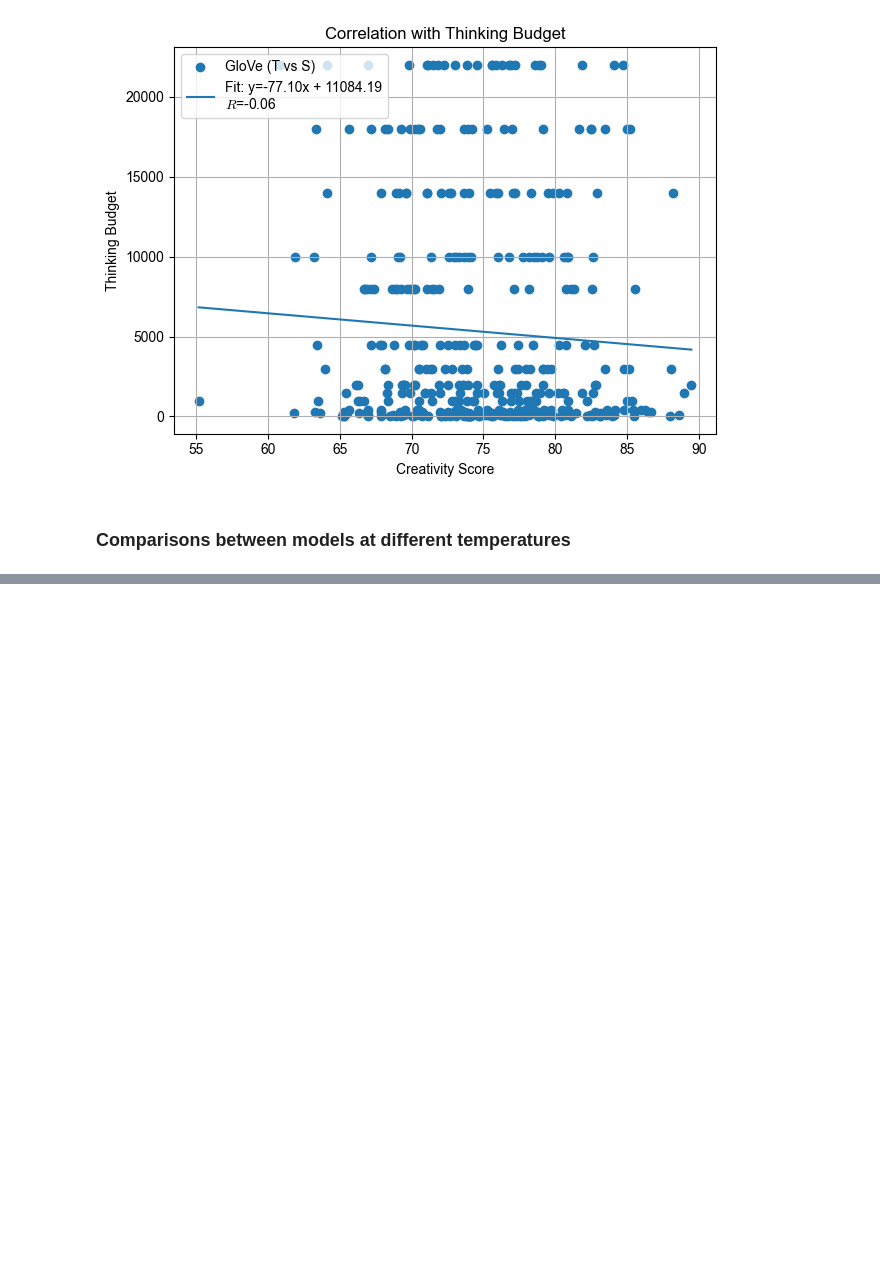
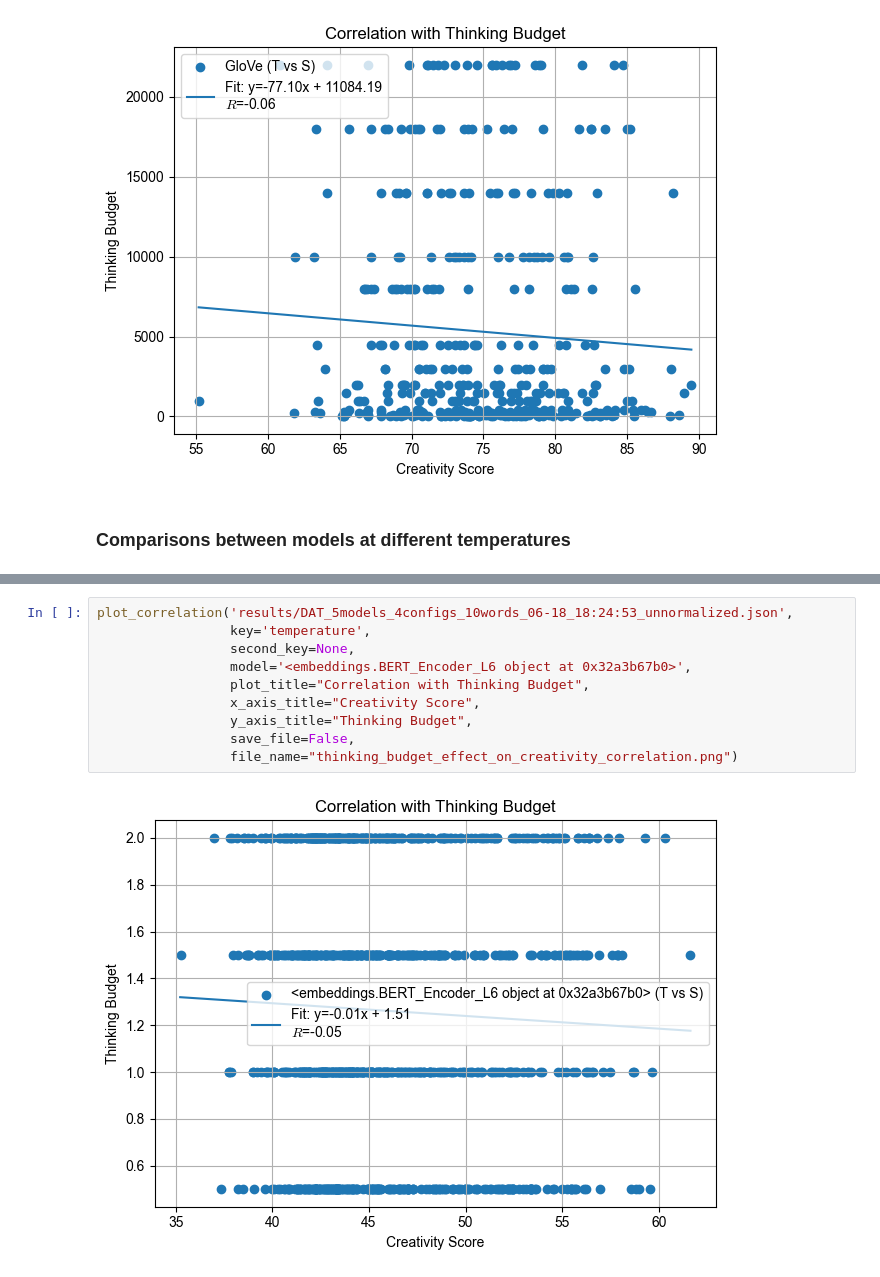
Before and after one commit to theGreen-Coder/MCTB, a Jupyter notebook: example.ipynb, the cells around one changed output, grey strips where cells are left out. Saved outputs shown, nothing was run; the diff lists cells and outputs as text; blank space fills up the shorter version.

```diff
--- a/example.ipynb
+++ b/example.ipynb
@@ -289,0 +352,12 @@ test.run(clean_response_file="responses/DAT_1models_12configs_10words_06-17_17:5
+# %%
+plot_correlation('results/DAT_5models_4configs_10words_06-18_18:24:53_unnormalized.json',
+                 key='temperature',
+                 second_key=None,
+                 model='<embeddings.BERT_Encoder_L6 object at 0x32a3b67b0>',
+                 plot_title="Correlation with Thinking Budget",
+                 x_axis_title="Creativity Score",
+                 y_axis_title="Thinking Budget",
+                 save_file=False,
+                 file_name="thinking_budget_effect_on_creativity_correlation.png")
+# %% [output]
+[figure, added]
```
Also changed, not shown: parts of 5 cells of this notebook, 8 other files.
